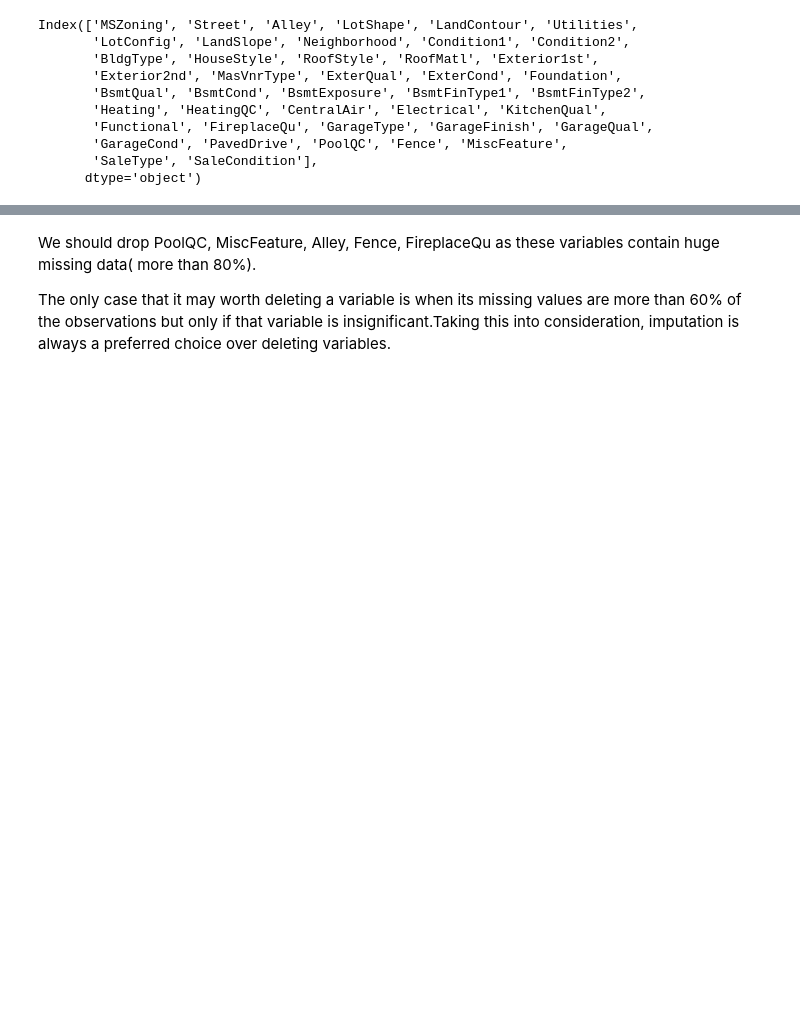
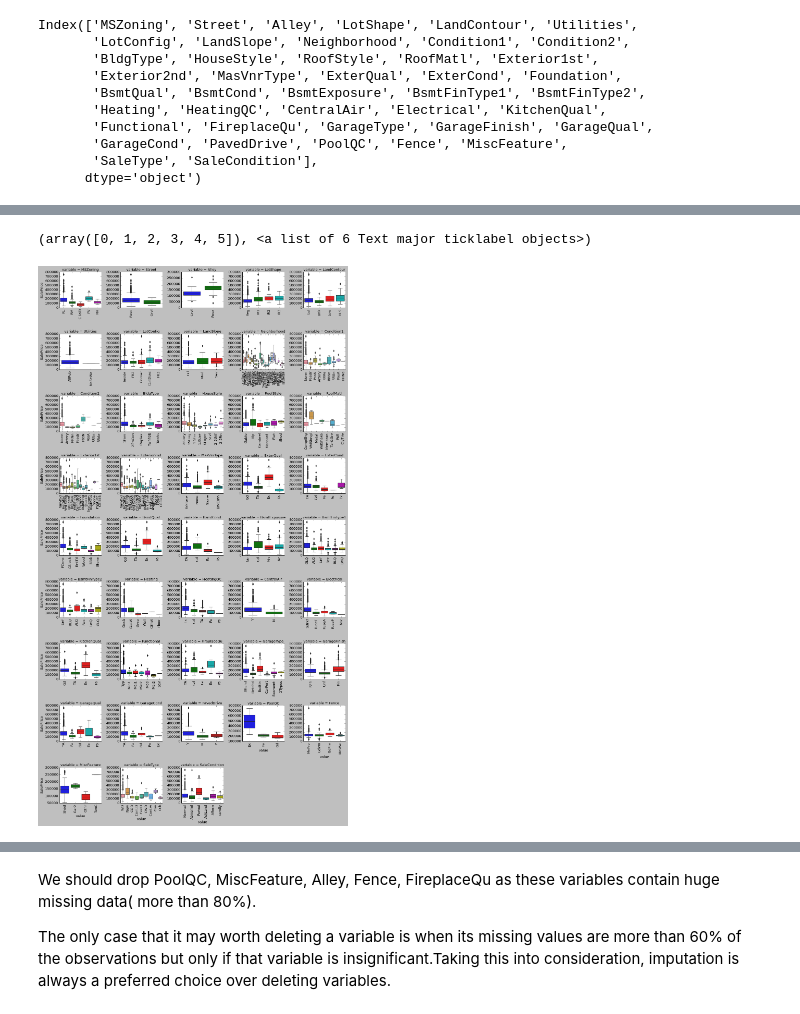
Before and after one commit to saptarshidatta96/House-Prices, a Jupyter notebook: House_Price_Prediction_Data_Exploration.ipynb, the cells around one changed output, grey strips where cells are left out. Cells and saved outputs as stored; diff of their text form; code cells hidden in the pictures; blank space fills up the shorter version.

```diff
--- a/House_Price_Prediction_Data_Exploration.ipynb
+++ b/House_Price_Prediction_Data_Exploration.ipynb
@@ -211,0 +253,14 @@ Now, lets work with the missing values in our data.
+# %%
+def boxplot(x, y, **kwargs):
+    sns.boxplot(x=x, y=y)
+    x=plt.xticks(rotation=90)
+
+
+f = pd.melt(train, id_vars=['SalePrice'], value_vars=catagorical_features)#check the output using f.head()
+g = sns.FacetGrid(f, col="variable",  col_wrap=5,sharex=False, sharey=False)
+g = g.map(boxplot, "value", "SalePrice")
+plt.xticks(rotation=90)
+#sns.FacetGrid(data, row=None, col=None, hue=None, col_wrap=None, sharex=True, sharey=True)
+# %% [output]
+(array([0, 1, 2, 3, 4, 5]), <a list of 6 Text major ticklabel objects>)
+[figure, added]
```
Also changed, not shown: parts of 49 cells of this notebook.
